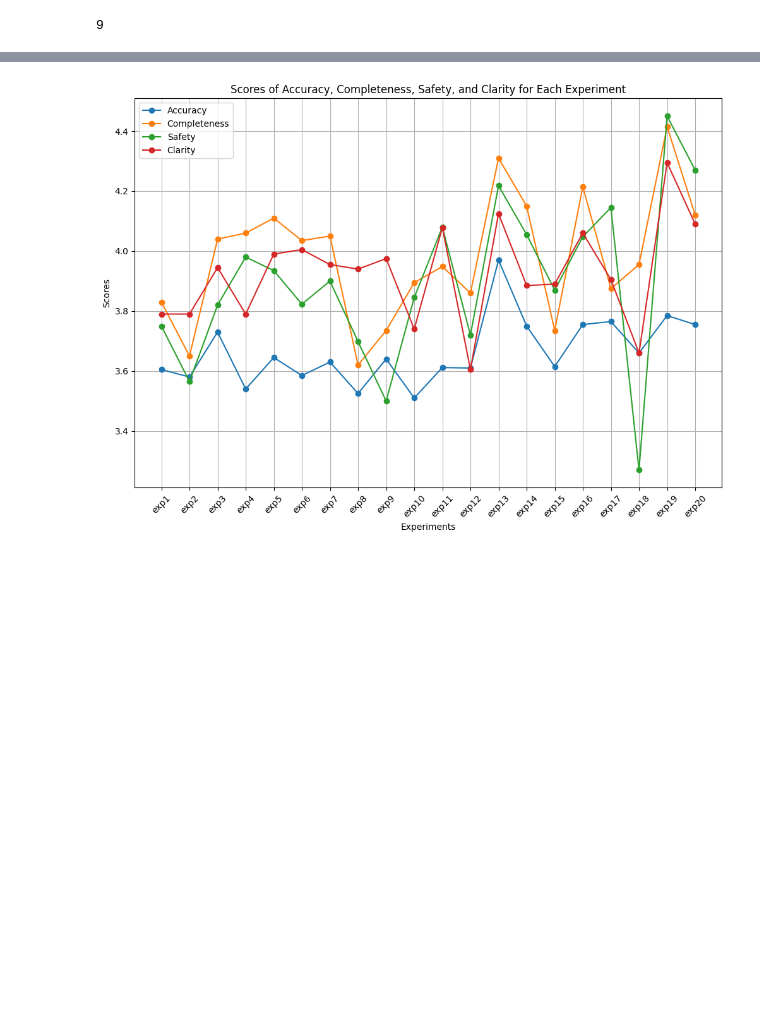
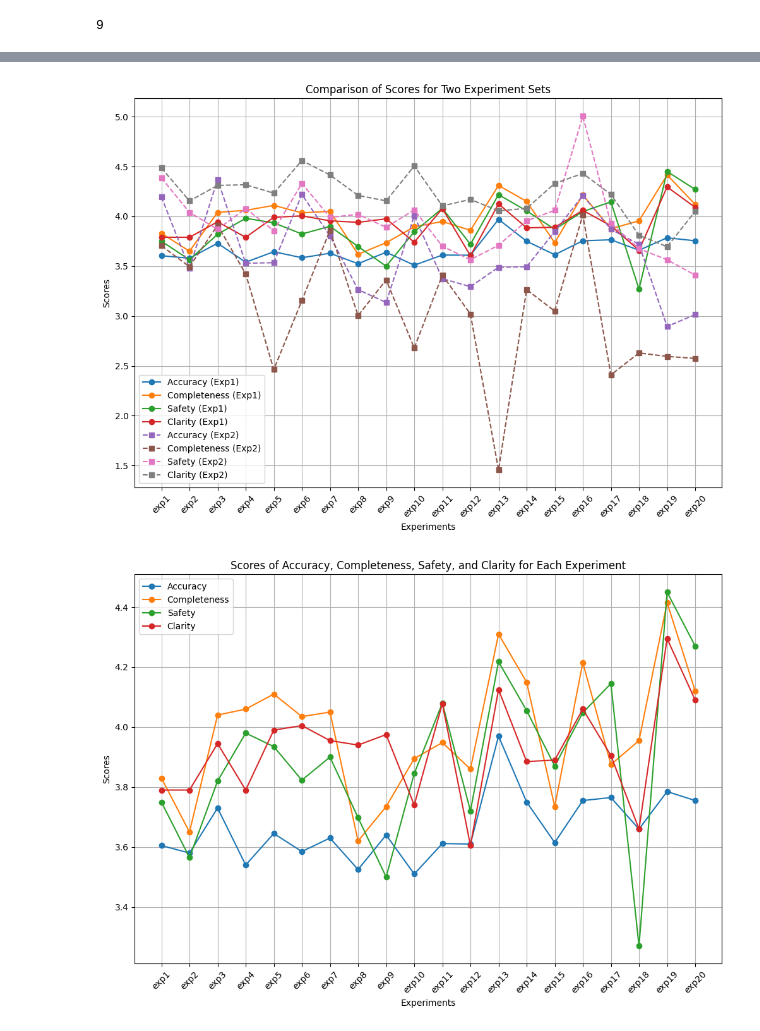
Before and after one commit to Rahul-1100/LLM-Agents, a Jupyter notebook: react-agent.ipynb, the cells around one changed output, grey strips where cells are left out. Cells and saved outputs as stored; diff of their text form; code cells hidden in the pictures; blank space fills up the shorter version.

```diff
--- a/react-agent.ipynb
+++ b/react-agent.ipynb
@@ -625,3 +870,62 @@ for i in data:
+# %%
+import ast
+import torch
+import matplotlib.pyplot as plt
+
+# Function to read and process data
+def process_data(filename):
+    with open(filename, "r") as file:
+        content = file.read()
+        data = ast.literal_eval(content)
+
+    completeness, accuracy, safety, clarity = [], [], [], []
+    for i in data:
+        completeness.append(i['Completeness'])
+        accuracy.append(i['Accuracy'])
+        safety.append(i['Clarity'])
+        clarity.append(i['Safety'])
+
+    return (
+        torch.tensor(accuracy).mean(dim=0).numpy(),
+        torch.tensor(completeness).mean(dim=0).numpy(),
+        torch.tensor(safety).mean(dim=0).numpy(),
+        torch.tensor(clarity).mean(dim=0).numpy()
+    )
+
+# Process both datasets
+acc_1, comp_1, safe_1, clar_1 = process_data("Phi4_20Exps.txt")
+acc_2, comp_2, safe_2, clar_2 = process_data("Phi4_20Exps_normal.txt")
+
+# Define x-axis labels
+x_labels = [f'exp{i+1}' for i in range(20)]
+
+# Plot the scores
+plt.figure(figsize=(12, 8))
+
+# First dataset
+plt.plot(x_labels, acc_1, label='Accuracy (Exp1)', marker='o', linestyle='-')
+plt.plot(x_labels, comp_1, label='Completeness (Exp1)', marker='o', linestyle='-')
+plt.plot(x_labels, safe_1, label='Safety (Exp1)', marker='o', linestyle='-')
+plt.plot(x_labels, clar_1, label='Clarity (Exp1)', marker='o', linestyle='-')
+
+# Second dataset
+plt.plot(x_labels, acc_2, label='Accuracy (Exp2)', marker='s', linestyle='--')
+plt.plot(x_labels, comp_2, label='Completeness (Exp2)', marker='s', linestyle='--')
+plt.plot(x_labels, safe_2, label='Safety (Exp2)', marker='s', linestyle='--')
+plt.plot(x_labels, clar_2, label='Clarity (Exp2)', marker='s', linestyle='--')
+
+# Formatting
+plt.xlabel('Experiments')
+plt.ylabel('Scores')
+plt.title('Comparison of Scores for Two Experiment Sets')
+plt.legend()
+plt.xticks(rotation=45)
+plt.grid(True)
+
+# Show plot
+plt.show()
+# %% [output]
+[figure, added]
 # %%
 import ast
 # import numpy as np
```
Also changed, not shown: parts of 7 cells of this notebook, 2 other files.
